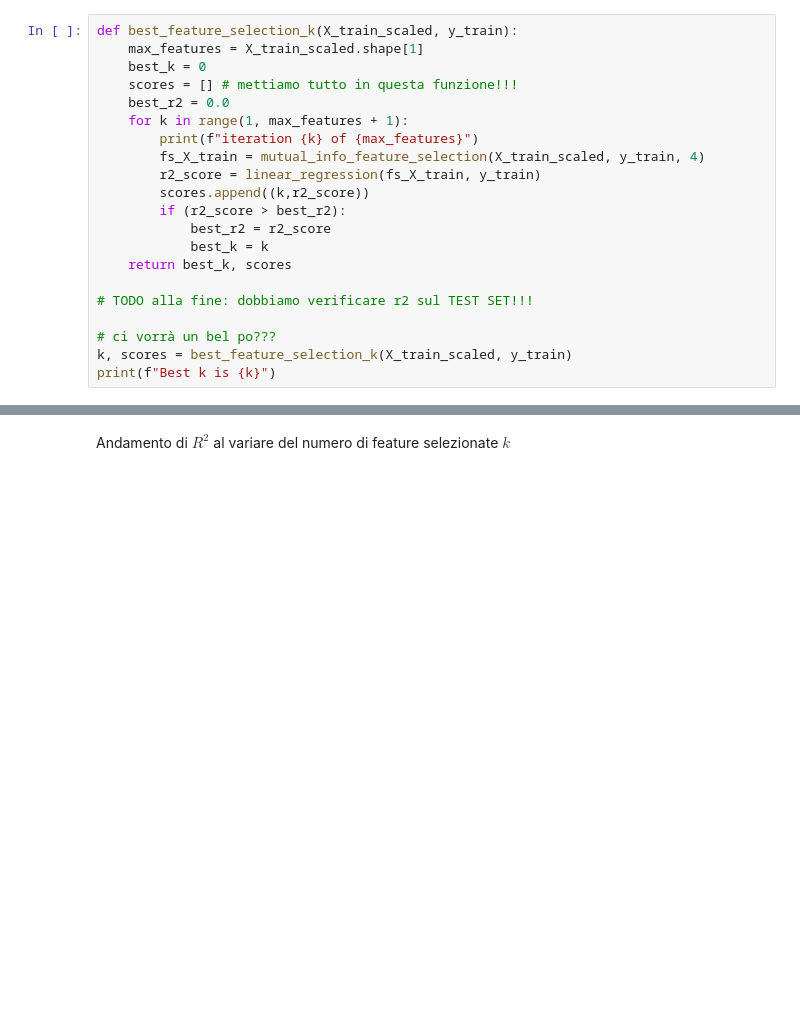
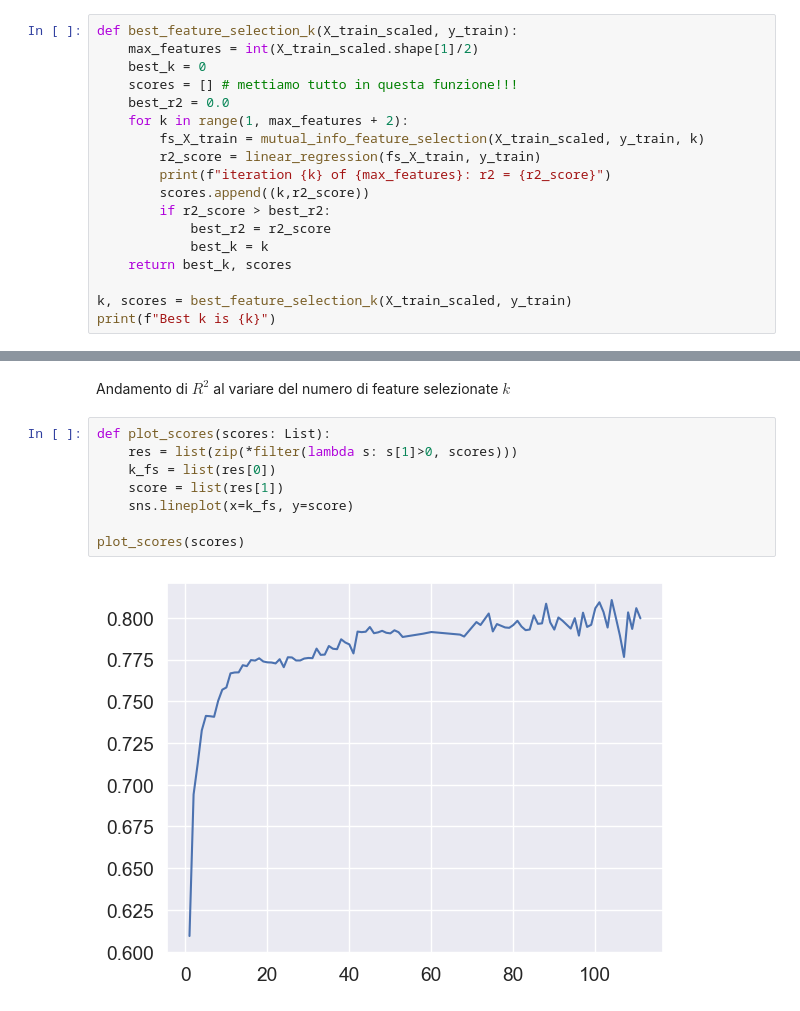
Before and after one commit to emelis-ptr/ProgettoML, a Jupyter notebook: code/notebook.ipynb, the cells around one changed output, grey strips where cells are left out. Saved outputs shown, nothing was run; the diff lists cells and outputs as text; blank space fills up the shorter version.

Commit message:
- Plot sugli scores della regressione lineare - Predizione con Linear Regression con k migliore

```diff
--- a/code/notebook.ipynb
+++ b/code/notebook.ipynb
@@ -706,23 +699,20 @@ r2 with feature selection 0.7325682876278174
 Notiamo che con la feature selection i risultati sono molto migliori, in quanto il coefficiente $R^2$ si avvicina molto di più a 1. Ora cerchiamo il miglior valore di k per la feature selection con la regressione lineare
 # %%
 def best_feature_selection_k(X_train_scaled, y_train):
-    max_features = X_train_scaled.shape[1]
+    max_features = int(X_train_scaled.shape[1]/2)
     best_k = 0
     scores = [] # mettiamo tutto in questa funzione!!!
     best_r2 = 0.0
-    for k in range(1, max_features + 1):
-        print(f"iteration {k} of {max_features}")
-        fs_X_train = mutual_info_feature_selection(X_train_scaled, y_train, 4)
+    for k in range(1, max_features + 2):
+        fs_X_train = mutual_info_feature_selection(X_train_scaled, y_train, k)
         r2_score = linear_regression(fs_X_train, y_train)
+        print(f"iteration {k} of {max_features}: r2 = {r2_score}")
         scores.append((k,r2_score))
-        if (r2_score > best_r2):
+        if r2_score > best_r2:
             best_r2 = r2_score
             best_k = k
     return best_k, scores
 
-# TODO alla fine: dobbiamo verificare r2 sul TEST SET!!!
-
-# ci vorrà un bel po???
 k, scores = best_feature_selection_k(X_train_scaled, y_train)
 print(f"Best k is {k}")
 # %% [output]
@@ -736,2 +736,12 @@ KeyboardInterrupt:
 # %% [markdown]
 Andamento di $R^2$ al variare del numero di feature selezionate $k$
+# %%
+def plot_scores(scores: List):
+    res = list(zip(*filter(lambda s: s[1]>0, scores)))
+    k_fs = list(res[0])
+    score = list(res[1])
+    sns.lineplot(x=k_fs, y=score)
+
+plot_scores(scores)
+# %% [output]
+[figure, added]
```
Also changed, not shown: parts of 22 cells of this notebook, 1 other file.
